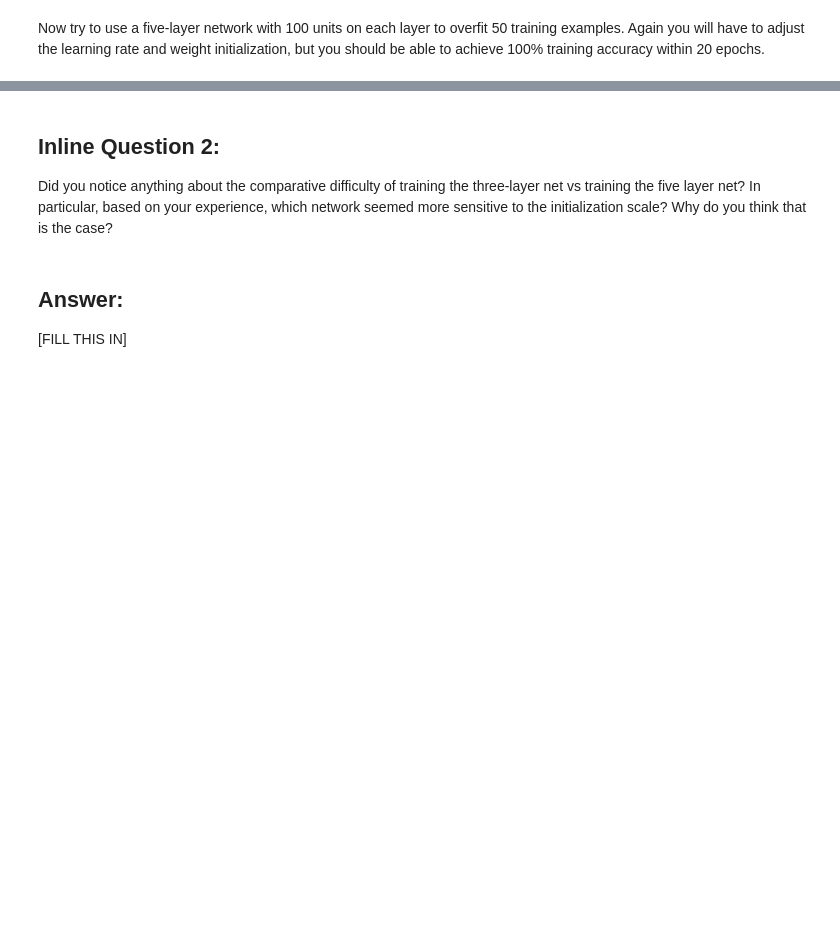
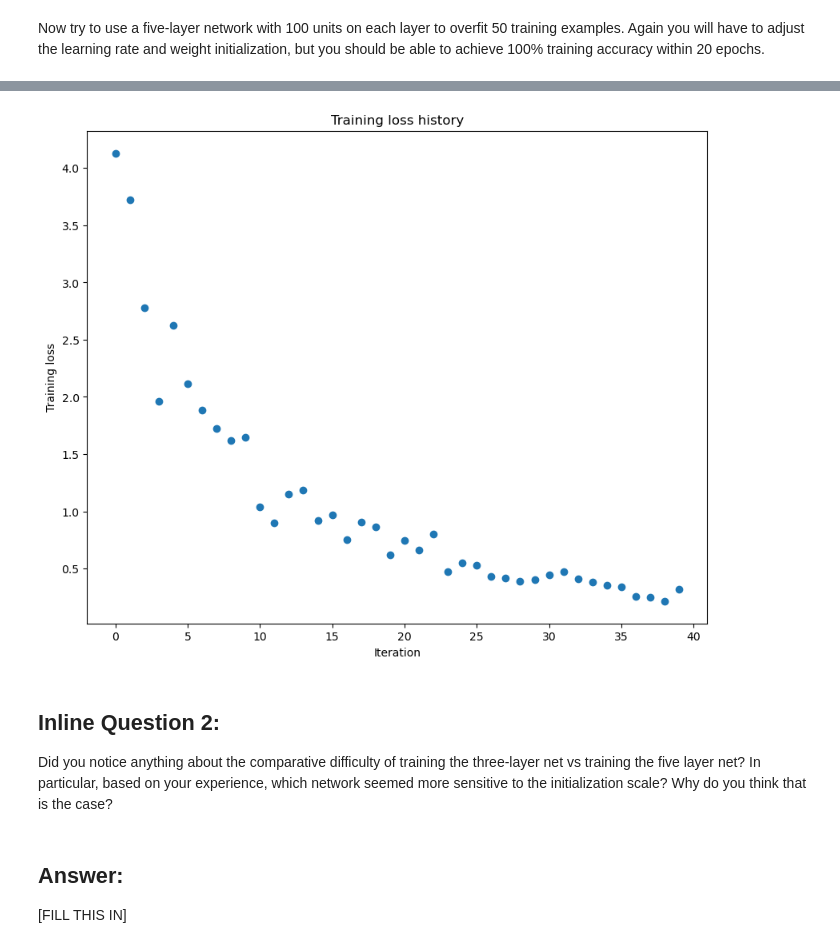
Before and after one commit to A-N1khil/compsci682, a Jupyter notebook: assignment2/FullyConnectedNets.ipynb, the cells around one changed output, grey strips where cells are left out. Saved outputs shown, nothing was run; the diff lists cells and outputs as text; code cells hidden in the pictures; blank space fills up the shorter version.

```diff
--- a/assignment2/FullyConnectedNets.ipynb
+++ b/assignment2/FullyConnectedNets.ipynb
@@ -456,28 +527,33 @@ plt.show()
 # %% [markdown]
 Now try to use a five-layer network with 100 units on each layer to overfit 50 training examples. Again you will have to adjust the learning rate and weight initialization, but you should be able to achieve 100% training accuracy within 20 epochs.
 # %%
-# TODO: Use a five-layer Net to overfit 50 training examples by
+# TODO3: Use a five-layer Net to overfit 50 training examples by
 # tweaking just the learning rate and initialization scale.
 
 num_train = 50
 small_data = {
-  'X_train': data['X_train'][:num_train],
-  'y_train': data['y_train'][:num_train],
-  'X_val': data['X_val'],
-  'y_val': data['y_val'],
+    'X_train': data['X_train'][:num_train],
+    'y_train': data['y_train'][:num_train],
+    'X_val': data['X_val'],
+    'y_val': data['y_val'],
 }
 
+# Tweaking Results
+# weight_scale = 3e-3 and learning_rate = 2e-3 => Training Accuracy = 16%
+# weight_scale = 3e-2 and learning_rate = 2e-3 => Training Accuracy = 32%
+# weight_scale = 4e-2 and learning_rate = 2e-3 => Training Accuracy = 80%
+# weight_scale = 5e-2 and learning_rate = 2e-3 => Training Accuracy = 100%
 learning_rate = 2e-3
-weight_scale = 1e-5
+weight_scale = 5e-2
 model = FullyConnectedNet([100, 100, 100, 100],
-                weight_scale=weight_scale, dtype=np.float64)
+                          weight_scale=weight_scale, dtype=np.float64)
 solver = Solver(model, small_data,
                 print_every=10, num_epochs=20, batch_size=25,
                 update_rule='sgd',
                 optim_config={
-                  'learning_rate': learning_rate,
+                    'learning_rate': learning_rate,
                 }
-         )
+                )
 solver.train()
 
 plt.plot(solver.loss_history, 'o')
@@ -485,3 +561,4 @@ plt.title('Training loss history')
 plt.xlabel('Iteration')
 plt.ylabel('Training loss')
 plt.show()
+# %% [output]
@@ -488,3 +582,4 @@ plt.show()
+[figure, added]
 # %% [markdown]
 ## Inline Question 2:
 Did you notice anything about the comparative difficulty of training the three-layer net vs training the five layer net? In particular, based on your experience, which network seemed more sensitive to the initialization scale? Why do you think that is the case?
```
Also changed, not shown: parts of 14 cells of this notebook, 1 other file.
